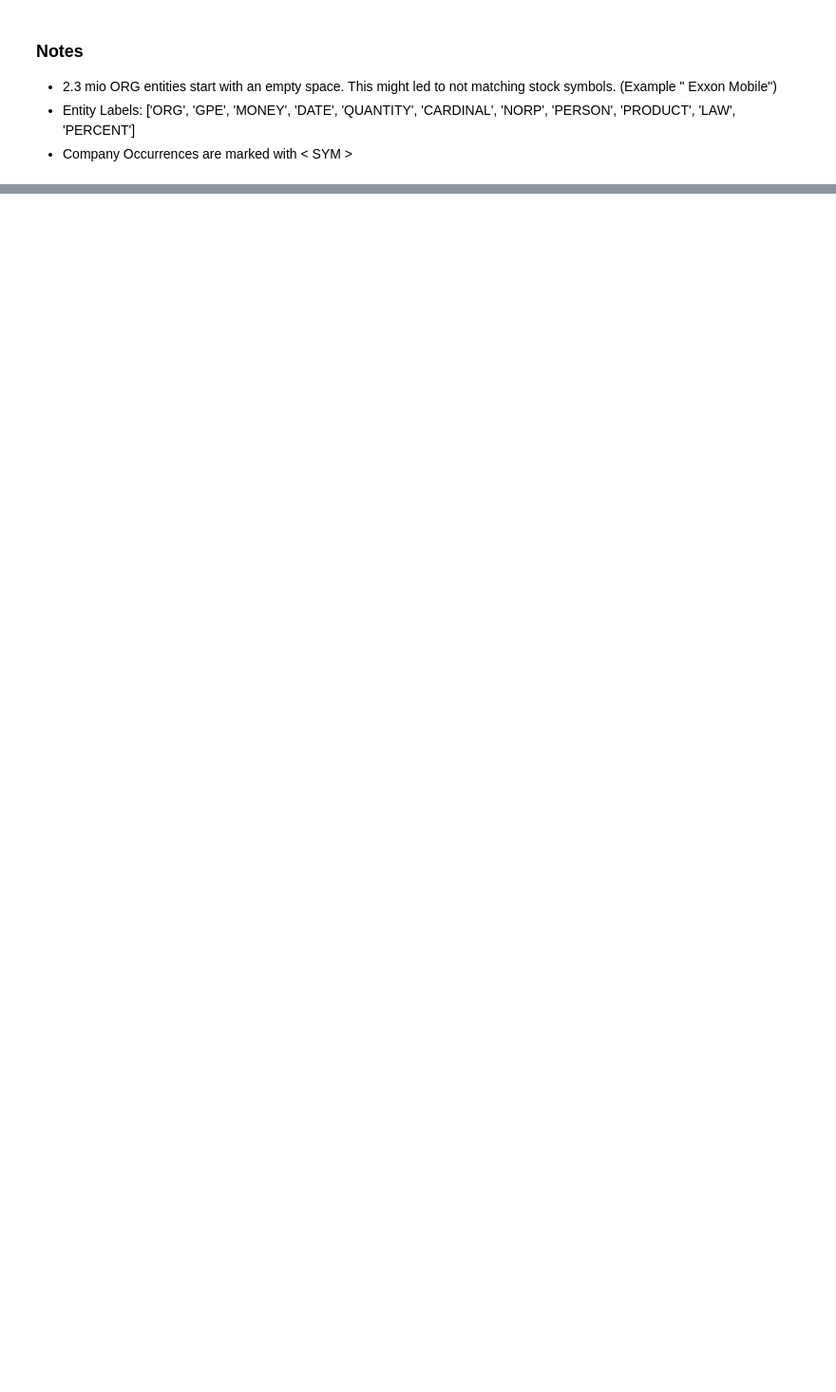
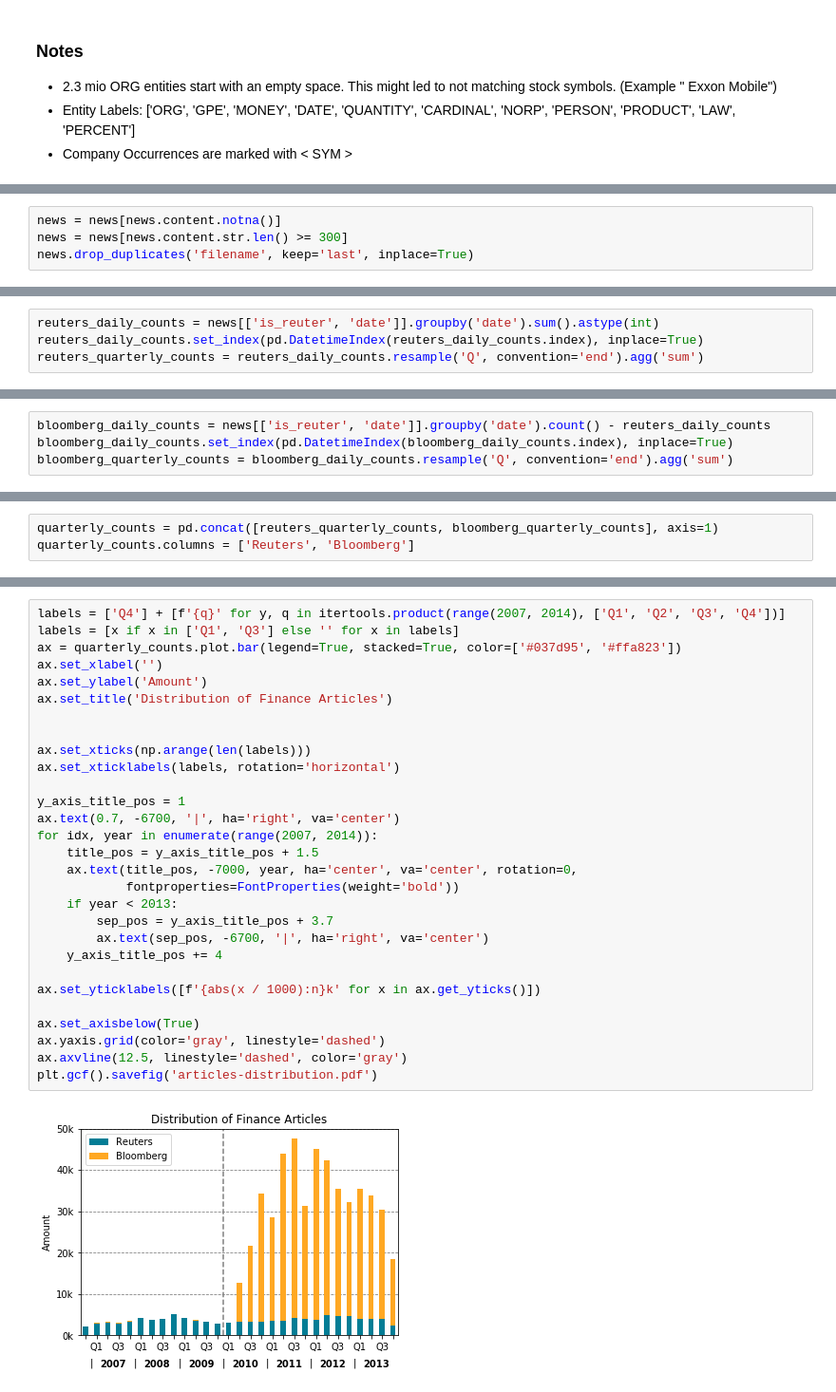
Before and after one commit to Chaoste/nlp-stocks, a Jupyter notebook: research/7.5-Article-Mapping.ipynb, the cells around one changed output, grey strips where cells are left out. Shown at 95% size. Cells and saved outputs as stored; diff of their text form; blank space fills up the shorter version.

```diff
--- a/research/7.5-Article-Mapping.ipynb
+++ b/research/7.5-Article-Mapping.ipynb
@@ -210,0 +275,4 @@ for article_id, group in tqdm(grouped, total=len(grouped.groups)):
+# %%
+news = news[news.content.notna()]
+news = news[news.content.str.len() >= 300]
+news.drop_duplicates('filename', keep='last', inplace=True)
@@ -210,0 +283,4 @@ for article_id, group in tqdm(grouped, total=len(grouped.groups)):
+# %%
+reuters_daily_counts = news[['is_reuter', 'date']].groupby('date').sum().astype(int)
+reuters_daily_counts.set_index(pd.DatetimeIndex(reuters_daily_counts.index), inplace=True)
+reuters_quarterly_counts = reuters_daily_counts.resample('Q', convention='end').agg('sum')
@@ -210,0 +289,4 @@ for article_id, group in tqdm(grouped, total=len(grouped.groups)):
+# %%
+bloomberg_daily_counts = news[['is_reuter', 'date']].groupby('date').count() - reuters_daily_counts
+bloomberg_daily_counts.set_index(pd.DatetimeIndex(bloomberg_daily_counts.index), inplace=True)
+bloomberg_quarterly_counts = bloomberg_daily_counts.resample('Q', convention='end').agg('sum')
@@ -210,0 +295,3 @@ for article_id, group in tqdm(grouped, total=len(grouped.groups)):
+# %%
+quarterly_counts = pd.concat([reuters_quarterly_counts, bloomberg_quarterly_counts], axis=1)
+quarterly_counts.columns = ['Reuters', 'Bloomberg']
@@ -210,0 +300,31 @@ for article_id, group in tqdm(grouped, total=len(grouped.groups)):
+# %%
+labels = ['Q4'] + [f'{q}' for y, q in itertools.product(range(2007, 2014), ['Q1', 'Q2', 'Q3', 'Q4'])]
+labels = [x if x in ['Q1', 'Q3'] else '' for x in labels]
+ax = quarterly_counts.plot.bar(legend=True, stacked=True, color=['#037d95', '#ffa823'])
+ax.set_xlabel('')
+ax.set_ylabel('Amount')
+ax.set_title('Distribution of Finance Articles')
+
+
+ax.set_xticks(np.arange(len(labels)))
+ax.set_xticklabels(labels, rotation='horizontal')
+
+y_axis_title_pos = 1
+ax.text(0.7, -6700, '|', ha='right', va='center')
+for idx, year in enumerate(range(2007, 2014)):
+    title_pos = y_axis_title_pos + 1.5
+    ax.text(title_pos, -7000, year, ha='center', va='center', rotation=0,
+            fontproperties=FontProperties(weight='bold'))
+    if year < 2013:
+        sep_pos = y_axis_title_pos + 3.7
+        ax.text(sep_pos, -6700, '|', ha='right', va='center')
+    y_axis_title_pos += 4
+
+ax.set_yticklabels([f'{abs(x / 1000):n}k' for x in ax.get_yticks()])
+
+ax.set_axisbelow(True)
+ax.yaxis.grid(color='gray', linestyle='dashed')
+ax.axvline(12.5, linestyle='dashed', color='gray')
+plt.gcf().savefig('articles-distribution.pdf')
+# %% [output]
+[figure, added]
```
Also changed, not shown: parts of 29 cells of this notebook, 12 other files.
